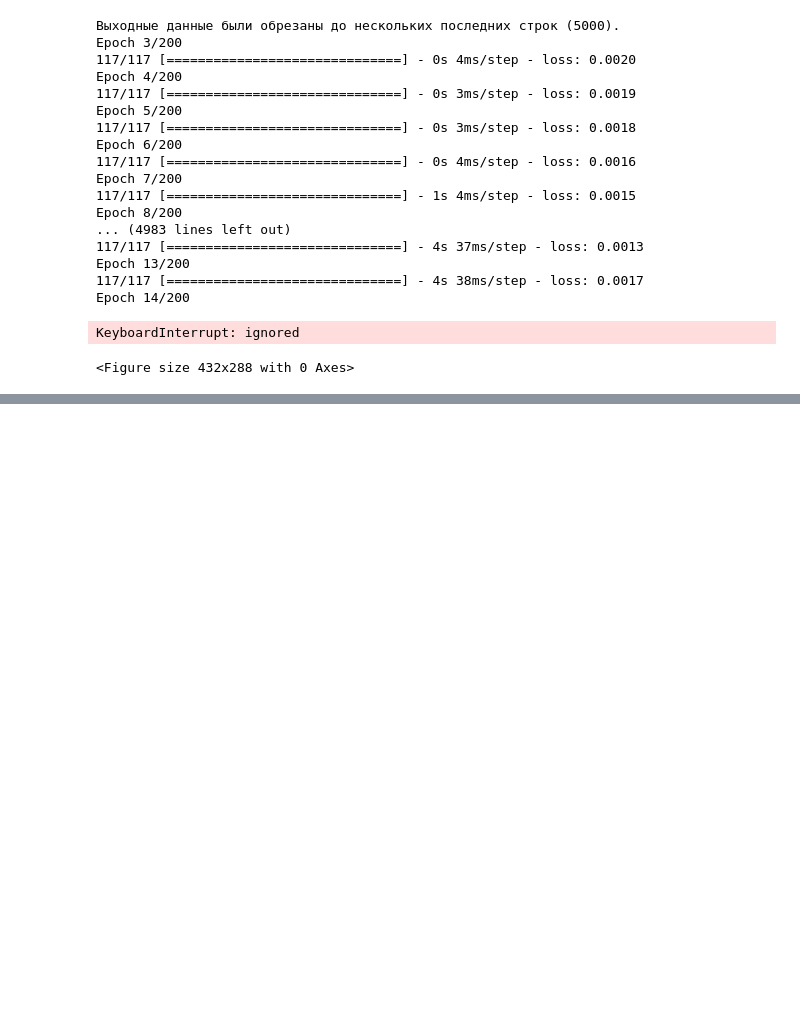
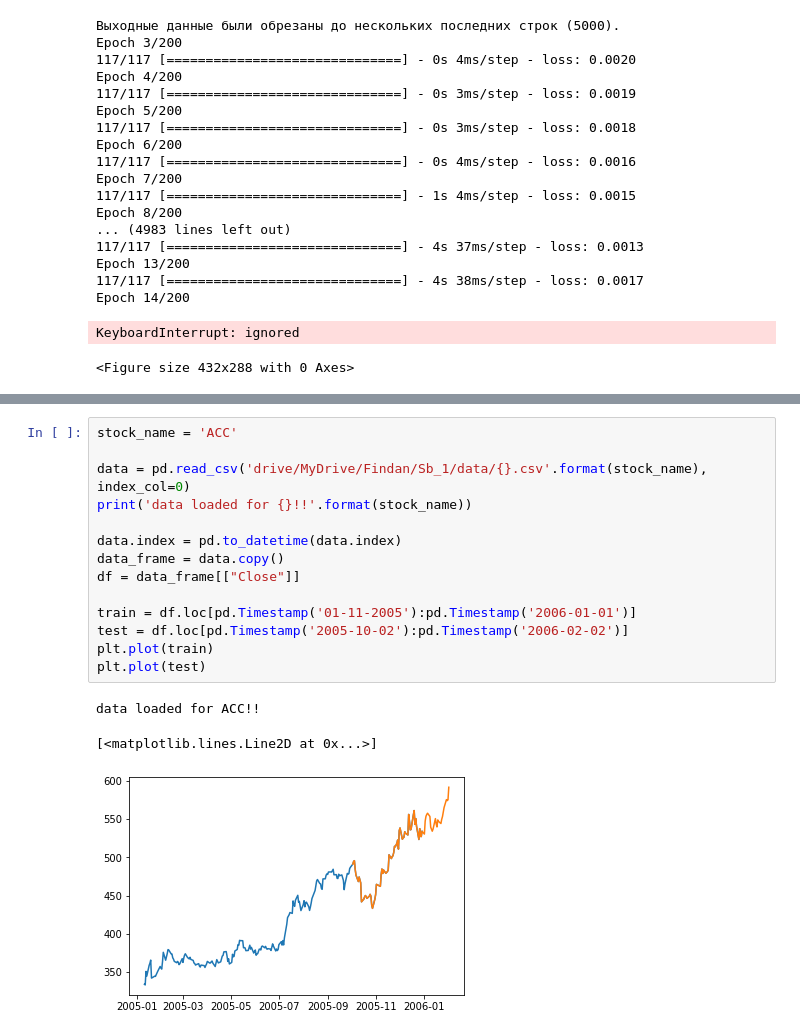
Before and after one commit to Zhekuson/Findan, a Jupyter notebook: Sb_1/Main.ipynb, the cells around one changed output, grey strips where cells are left out. Drawn from its saved outputs; the diff is of its cells as text; blank space fills up the shorter version.

```diff
--- a/Sb_1/Main.ipynb
+++ b/Sb_1/Main.ipynb
@@ -603,0 +940,18 @@ Epoch 10/200
+# %%
+stock_name = 'ACC'
+
+data = pd.read_csv('drive/MyDrive/Findan/Sb_1/data/{}.csv'.format(stock_name), index_col=0)
+print('data loaded for {}!!'.format(stock_name))
+
+data.index = pd.to_datetime(data.index)
+data_frame = data.copy()
+df = data_frame[["Close"]]
+
+train = df.loc[pd.Timestamp('01-11-2005'):pd.Timestamp('2006-01-01')]
+test = df.loc[pd.Timestamp('2005-10-02'):pd.Timestamp('2006-02-02')]
+plt.plot(train)
+plt.plot(test)
+# %% [output]
+data loaded for ACC!!
+[<matplotlib.lines.Line2D at 0x...>]
+[figure, added]
```
Also changed, not shown: parts of 6 cells of this notebook.
